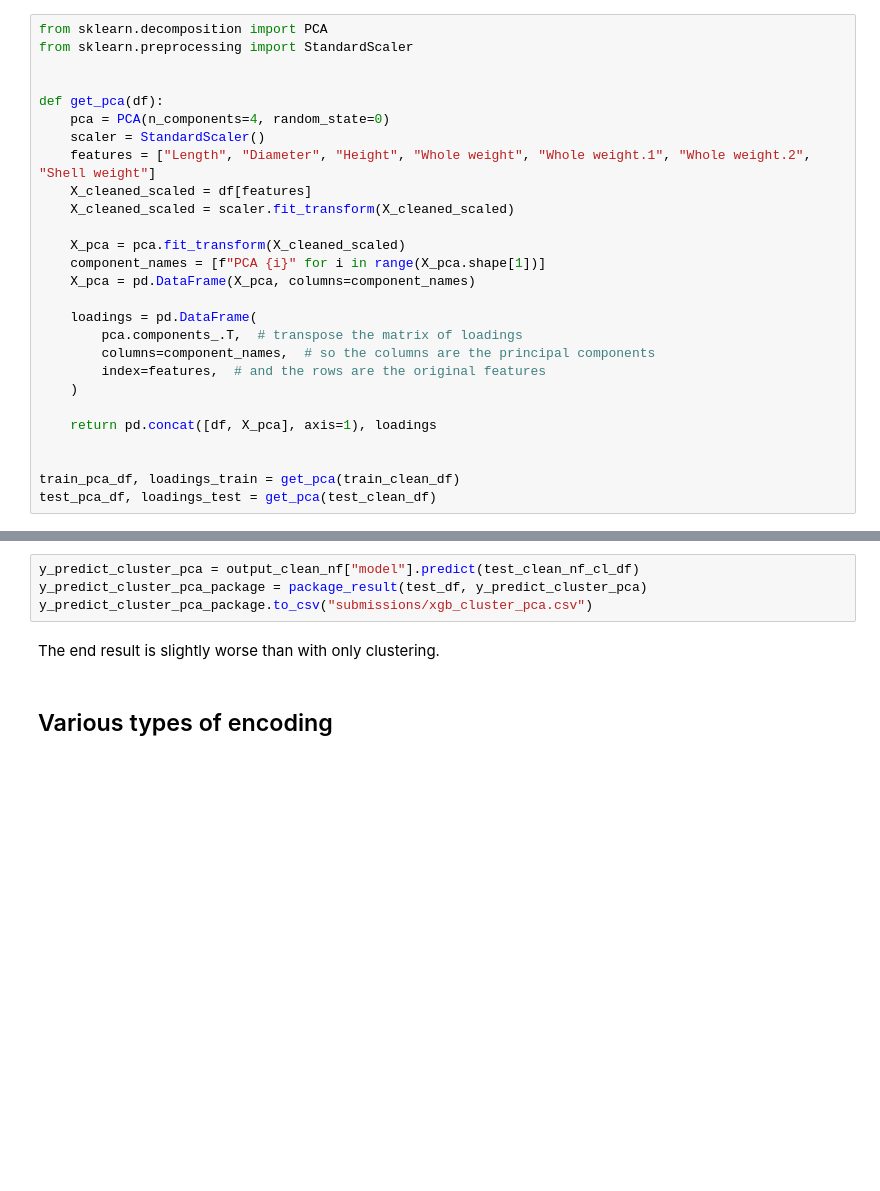
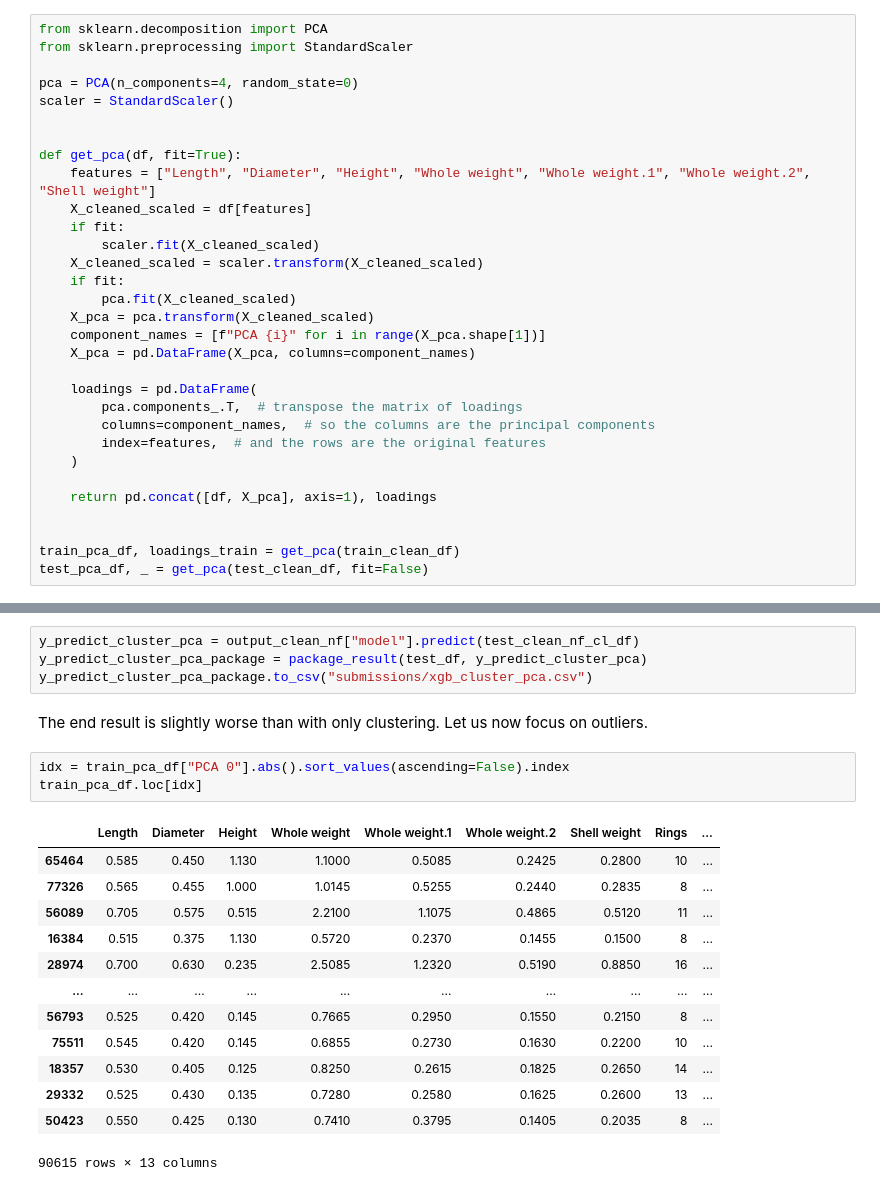
Before and after one commit to NicolasChagnet/kaggle-datasets-analysis, a Jupyter notebook: Abalone Regression/regression_abalone.ipynb, the cells around one changed output, grey strips where cells are left out. Drawn from its saved outputs; the diff is of its cells as text; blank space fills up the shorter version.

```diff
--- a/Abalone Regression/regression_abalone.ipynb
+++ b/Abalone Regression/regression_abalone.ipynb
@@ -632,15 +641,19 @@ There is no clear improvement by doing this.
 from sklearn.decomposition import PCA
 from sklearn.preprocessing import StandardScaler
 
+pca = PCA(n_components=4, random_state=0)
+scaler = StandardScaler()
 
-def get_pca(df):
-    pca = PCA(n_components=4, random_state=0)
-    scaler = StandardScaler()
+
+def get_pca(df, fit=True):
     features = ["Length", "Diameter", "Height", "Whole weight", "Whole weight.1", "Whole weight.2", "Shell weight"]
     X_cleaned_scaled = df[features]
-    X_cleaned_scaled = scaler.fit_transform(X_cleaned_scaled)
-
-    X_pca = pca.fit_transform(X_cleaned_scaled)
+    if fit:
+        scaler.fit(X_cleaned_scaled)
+    X_cleaned_scaled = scaler.transform(X_cleaned_scaled)
+    if fit:
+        pca.fit(X_cleaned_scaled)
+    X_pca = pca.transform(X_cleaned_scaled)
     component_names = [f"PCA {i}" for i in range(X_pca.shape[1])]
     X_pca = pd.DataFrame(X_pca, columns=component_names)
 
@@ -654,7 +667,7 @@ def get_pca(df):
 
 
 train_pca_df, loadings_train = get_pca(train_clean_df)
-test_pca_df, loadings_test = get_pca(test_clean_df)
+test_pca_df, _ = get_pca(test_clean_df, fit=False)
 # %%
 sns.scatterplot(train_pca_df, x="PCA 0", y="PCA 1", hue="Length")
 # %% [output]
@@ -791,6 +809,21 @@ y_predict_cluster_pca = output_clean_nf["model"].predict(test_clean_nf_cl_df)
 y_predict_cluster_pca_package = package_result(test_df, y_predict_cluster_pca)
 y_predict_cluster_pca_package.to_csv("submissions/xgb_cluster_pca.csv")
 # %% [markdown]
-The end result is slightly worse than with only clustering.
+The end result is slightly worse than with only clustering. Let us now focus on outliers.
-# %% [markdown]
-## Various types of encoding
+# %%
+idx = train_pca_df["PCA 0"].abs().sort_values(ascending=False).index
+train_pca_df.loc[idx]
+# %% [output]
+|  | Length | Diameter | Height | Whole weight | Whole weight.1 | Whole weight.2 | Shell weight | Rings | ... |
+| 65464 | 0.585 | 0.450 | 1.130 | 1.1000 | 0.5085 | 0.2425 | 0.2800 | 10 | ... |
+| 77326 | 0.565 | 0.455 | 1.000 | 1.0145 | 0.5255 | 0.2440 | 0.2835 | 8 | ... |
+| 56089 | 0.705 | 0.575 | 0.515 | 2.2100 | 1.1075 | 0.4865 | 0.5120 | 11 | ... |
+| 16384 | 0.515 | 0.375 | 1.130 | 0.5720 | 0.2370 | 0.1455 | 0.1500 | 8 | ... |
+| 28974 | 0.700 | 0.630 | 0.235 | 2.5085 | 1.2320 | 0.5190 | 0.8850 | 16 | ... |
+| ... | ... | ... | ... | ... | ... | ... | ... | ... | ... |
+| 56793 | 0.525 | 0.420 | 0.145 | 0.7665 | 0.2950 | 0.1550 | 0.2150 | 8 | ... |
+| 75511 | 0.545 | 0.420 | 0.145 | 0.6855 | 0.2730 | 0.1630 | 0.2200 | 10 | ... |
+| 18357 | 0.530 | 0.405 | 0.125 | 0.8250 | 0.2615 | 0.1825 | 0.2650 | 14 | ... |
+| 29332 | 0.525 | 0.430 | 0.135 | 0.7280 | 0.2580 | 0.1625 | 0.2600 | 13 | ... |
+| 50423 | 0.550 | 0.425 | 0.130 | 0.7410 | 0.3795 | 0.1405 | 0.2035 | 8 | ... |
+90615 rows × 13 columns
```
Also changed, not shown: parts of 22 cells of this notebook, 4 other files.
